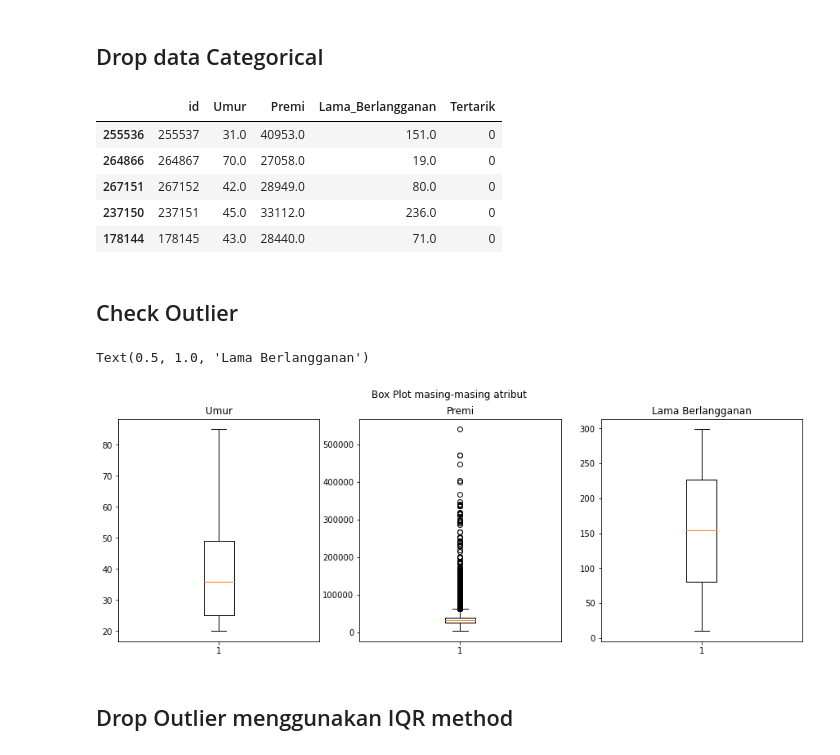
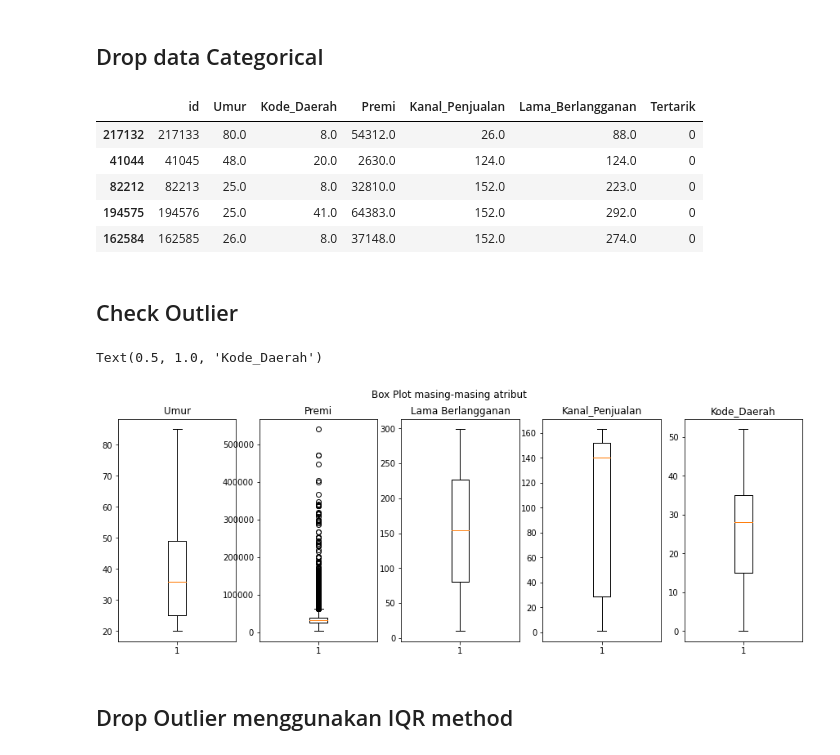
Before and after one commit to kaenova/Malin_Tubes1, a Jupyter notebook: notebooks/Malin_Tubes1_Pengumpulan.ipynb, the cells around one changed output. Cells and saved outputs as stored; diff of their text form; code cells hidden in the pictures.

Commit message:
Analysis Umur dan Kanal

```diff
--- a/notebooks/Malin_Tubes1_Pengumpulan.ipynb
+++ b/notebooks/Malin_Tubes1_Pengumpulan.ipynb
@@ -47,30 +50,34 @@ len(df_dropna)
 # %% [markdown]
 ## Drop data Categorical
 # %%
-df_dropna_dropcategorical = df_dropna.drop(axis=1, columns=["Jenis_Kelamin", "SIM", "Sudah_Asuransi", "Kode_Daerah", "Umur_Kendaraan", "Kendaraan_Rusak", "Kanal_Penjualan"])
+df_dropna_dropcategorical = df_dropna.drop(axis=1, columns=["Jenis_Kelamin", "SIM", "Sudah_Asuransi", "Umur_Kendaraan", "Kendaraan_Rusak"])
 df_dropna_dropcategorical.sample(5)
 # %% [output]
-|  | id | Umur | Premi | Lama_Berlangganan | Tertarik |
-| 255536 | 255537 | 31.0 | 40953.0 | 151.0 | 0 |
-| 264866 | 264867 | 70.0 | 27058.0 | 19.0 | 0 |
-| 267151 | 267152 | 42.0 | 28949.0 | 80.0 | 0 |
-| 237150 | 237151 | 45.0 | 33112.0 | 236.0 | 0 |
-| 178144 | 178145 | 43.0 | 28440.0 | 71.0 | 0 |
+|  | id | Umur | Kode_Daerah | Premi | Kanal_Penjualan | Lama_Berlangganan | Tertarik |
+| 217132 | 217133 | 80.0 | 8.0 | 54312.0 | 26.0 | 88.0 | 0 |
+| 41044 | 41045 | 48.0 | 20.0 | 2630.0 | 124.0 | 124.0 | 0 |
+| 82212 | 82213 | 25.0 | 8.0 | 32810.0 | 152.0 | 223.0 | 0 |
+| 194575 | 194576 | 25.0 | 41.0 | 64383.0 | 152.0 | 292.0 | 0 |
+| 162584 | 162585 | 26.0 | 8.0 | 37148.0 | 152.0 | 274.0 | 0 |
 # %% [markdown]
 ## Check Outlier
 # %%
-fig, (g1, g2, g3) = plt.subplots(1,3)
+fig, (g1, g2, g3, g4, g5) = plt.subplots(1,5)
 fig.suptitle("Box Plot masing-masing atribut")
 fig.set_size_inches(15,5)
 g1.boxplot(df_dropna_dropcategorical["Umur"])
 g1.set_title("Umur")
 g2.boxplot(df_dropna_dropcategorical["Premi"])
 g2.set_title("Premi")
 g3.boxplot(df_dropna_dropcategorical["Lama_Berlangganan"])
 g3.set_title("Lama Berlangganan")
+g4.boxplot(df_dropna_dropcategorical["Kanal_Penjualan"])
+g4.set_title("Kanal_Penjualan")
+g5.boxplot(df_dropna_dropcategorical["Kode_Daerah"])
+g5.set_title("Kode_Daerah")
 # %% [output]
-Text(0.5, 1.0, 'Lama Berlangganan')
+Text(0.5, 1.0, 'Kode_Daerah')
-[figure, old version]
+[figure, new version]
 # %% [markdown]
 ## Drop Outlier menggunakan IQR method
 # %%
```
Also changed, not shown: parts of 34 cells of this notebook, 3 other files.
